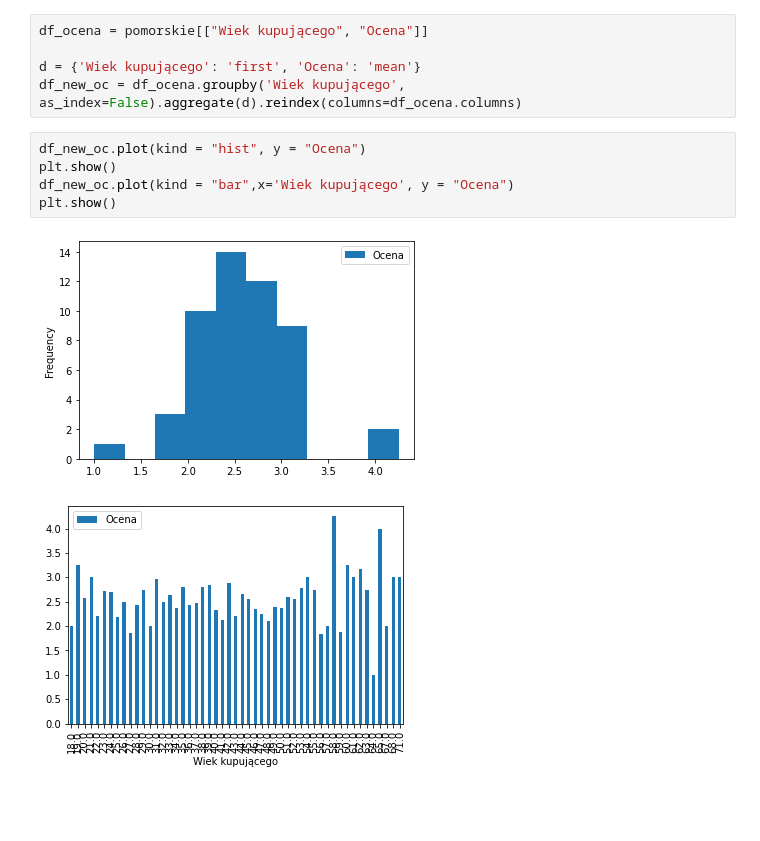
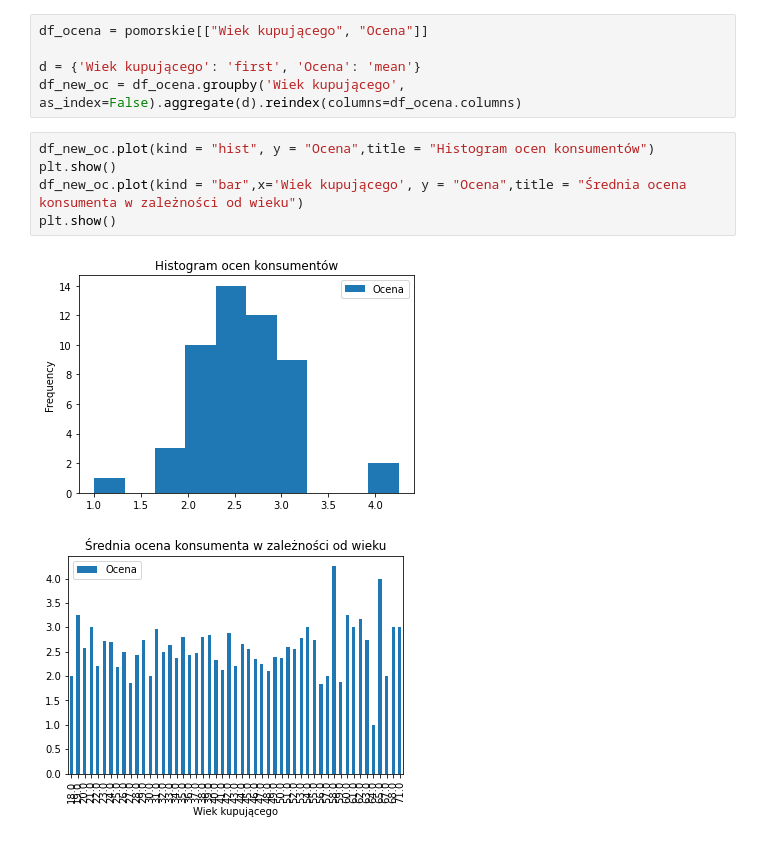
Before and after one commit to Pmamos/Analiza_i_bazy_Piotr_Mamos, a Jupyter notebook: lab6/laboratorium-eda-Pmamos/CommandFiles/lab6.ipynb, the cells around one changed output. Drawn from its saved outputs; the diff is of its cells as text; blank space fills up the shorter version.

```diff
--- a/lab6/laboratorium-eda-Pmamos/CommandFiles/lab6.ipynb
+++ b/lab6/laboratorium-eda-Pmamos/CommandFiles/lab6.ipynb
@@ -65,13 +73,13 @@ df_ocena = pomorskie[["Wiek kupującego", "Ocena"]]
 d = {'Wiek kupującego': 'first', 'Ocena': 'mean'}
 df_new_oc = df_ocena.groupby('Wiek kupującego', as_index=False).aggregate(d).reindex(columns=df_ocena.columns)
 # %%
-df_new_oc.plot(kind = "hist", y = "Ocena")
+df_new_oc.plot(kind = "hist", y = "Ocena",title = "Histogram ocen konsumentów")
 plt.show()
-df_new_oc.plot(kind = "bar",x='Wiek kupującego', y = "Ocena")
+df_new_oc.plot(kind = "bar",x='Wiek kupującego', y = "Ocena",title = "Średnia ocena konsumenta w zależności od wieku")
 plt.show()
 # %% [output]
-[figure, old version]
+[figure, new version]
-[figure, old version]
+[figure, new version]
 # %%
 df_ocena = pomorskie[["Płeć kupującego", "Ocena"]]
 df_ocena["Płeć kupującego"] = df_ocena["Płeć kupującego"].replace('bd.', 'NaN')
```
Also changed, not shown: parts of 5 cells of this notebook.
